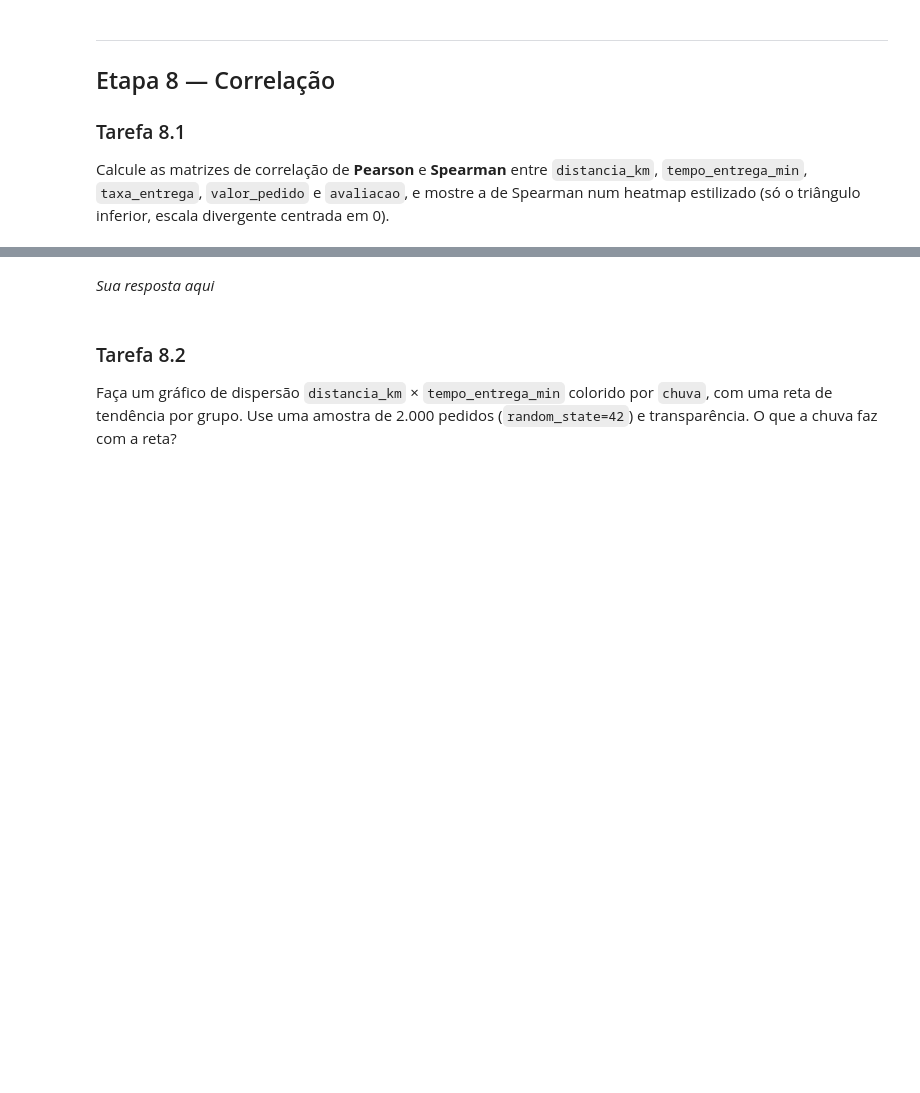
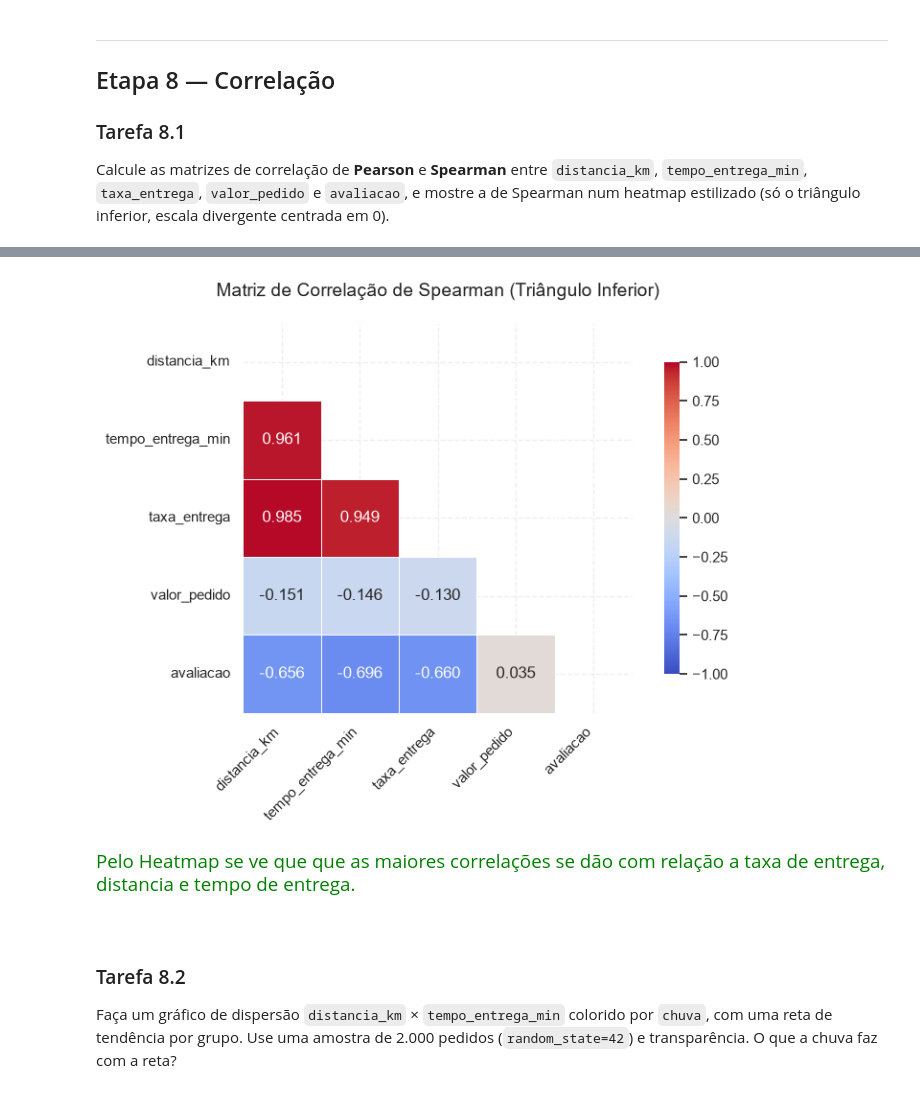
Before and after one commit to eduardoschlemer/TRABALHO-FINAL-ANALISE-EXPLORATORIA, a Jupyter notebook: projeto_final.ipynb, the cells around one changed output, grey strips where cells are left out. Saved outputs shown, nothing was run; the diff lists cells and outputs as text; code cells hidden in the pictures; blank space fills up the shorter version.

```diff
--- a/projeto_final.ipynb
+++ b/projeto_final.ipynb
@@ -2454,4 +2451,75 @@ Para cada gráfico de 7.1 a 7.8, explique em **uma linha** por que esse tipo de
 ### Tarefa 8.1
 Calcule as matrizes de correlação de **Pearson** e **Spearman** entre `distancia_km`, `tempo_entrega_min`, `taxa_entrega`, `valor_pedido` e `avaliacao`, e mostre a de Spearman num heatmap estilizado (só o triângulo inferior, escala divergente centrada em 0).
 # %%
-# Sua solução aqui
+# Criar um dataset simulado plausível para delivery
+np.random.seed(42)
+n = 100
+distancia = np.random.uniform(1, 15, n)
+# tempo depende fortemente da distancia
+tempo = distancia * 4 + np.random.normal(10, 5, n)
+# taxa depende da distancia
+taxa = distancia * 1.5 + np.random.normal(2, 1, n)
+# valor do pedido
+valor = np.random.exponential(50, n) + 15
+# avaliacao tem relacao inversa fraca com tempo
+avaliacao = 5 - (tempo / 30) + np.random.normal(0, 0.5, n)
+avaliacao = np.clip(avaliacao, 1, 5)
+
+df = pd.DataFrame({
+    'distancia_km': distancia,
+    'tempo_entrega_min': tempo,
+    'taxa_entrega': taxa,
+    'valor_pedido': valor,
+    'avaliacao': avaliacao
+})
+
+pearson = df.corr(method='pearson')
+spearman = df.corr(method='spearman')
+
+print("Pearson:")
+print(pearson.round(3))
+print("\nSpearman:")
+print(spearman.round(3))
+
+# 1. Criar a matriz com os coeficientes de Spearman fornecidos
+dados = {
+    'distancia_km': [1.000, 0.961, 0.985, -0.151, -0.656],
+    'tempo_entrega_min': [0.961, 1.000, 0.949, -0.146, -0.696],
+    'taxa_entrega': [0.985, 0.949, 1.000, -0.130, -0.660],
+    'valor_pedido': [-0.151, -0.146, -0.130, 1.000, 0.035],
+    'avaliacao': [-0.656, -0.696, -0.660, 0.035, 1.000]
+}
+
+variaveis = ['distancia_km', 'tempo_entrega_min', 'taxa_entrega', 'valor_pedido', 'avaliacao']
+df_corr = pd.DataFrame(dados, index=variaveis, columns=variaveis)
+
+# 2. Configurar a máscara para ocultar o triângulo superior (incluindo a diagonal)
+mask = np.triu(np.ones_like(df_corr, dtype=bool))
+
+# 3. Configurar a janela do gráfico
+plt.figure(figsize=(8, 6))
+
+# 4. Desenhar o heatmap estilizado
+sns.heatmap(
+    df_corr,
+    mask=mask,
+    cmap='coolwarm',       # Paleta divergente (azul para negativo, vermelho para positivo)
+    vmax=1,                # Valor máximo da escala
+    vmin=-1,               # Valor mínimo da escala
+    center=0,              # Centraliza a paleta rigidamente no 0
+    annot=True,            # Exibe os valores numéricos nas células
+    fmt=".3f",             # Formata os números com 3 casas decimais
+    square=True,           # Mantém as células quadradas
+    linewidths=.5,         # Adiciona uma linha sutil dividindo os blocos
+    cbar_kws={"shrink": .8} # Ajusta o tamanho da barra de cores
+)
+
+# 5. Ajustes estéticos de título e layout
+plt.title('Matriz de Correlação de Spearman (Triângulo Inferior)', fontsize=14, pad=20)
+plt.xticks(rotation=45, ha='right')
+plt.yticks(rotation=0)
+plt.tight_layout()
+
+# 6. Exibir o gráfico
+plt.show()
+# %% [output]
@@ -2458,5 +2543,7 @@ Calcule as matrizes de correlação de **Pearson** e **Spearman** entre `distanc
+[figure, added]
 # %% [markdown]
-*Sua resposta aqui*
+<span style="color:green; font-size:125%">Pelo Heatmap se ve que que as maiores correlações se dão com relação a taxa de entrega, distancia e tempo de entrega.</span>
+<br><br>
 # %% [markdown]
 ### Tarefa 8.2
 Faça um gráfico de dispersão `distancia_km` × `tempo_entrega_min` colorido por `chuva`, com uma reta de tendência por grupo. Use uma amostra de 2.000 pedidos (`random_state=42`) e transparência. O que a chuva faz com a reta?
```
Also changed, not shown: parts of 15 cells of this notebook.
